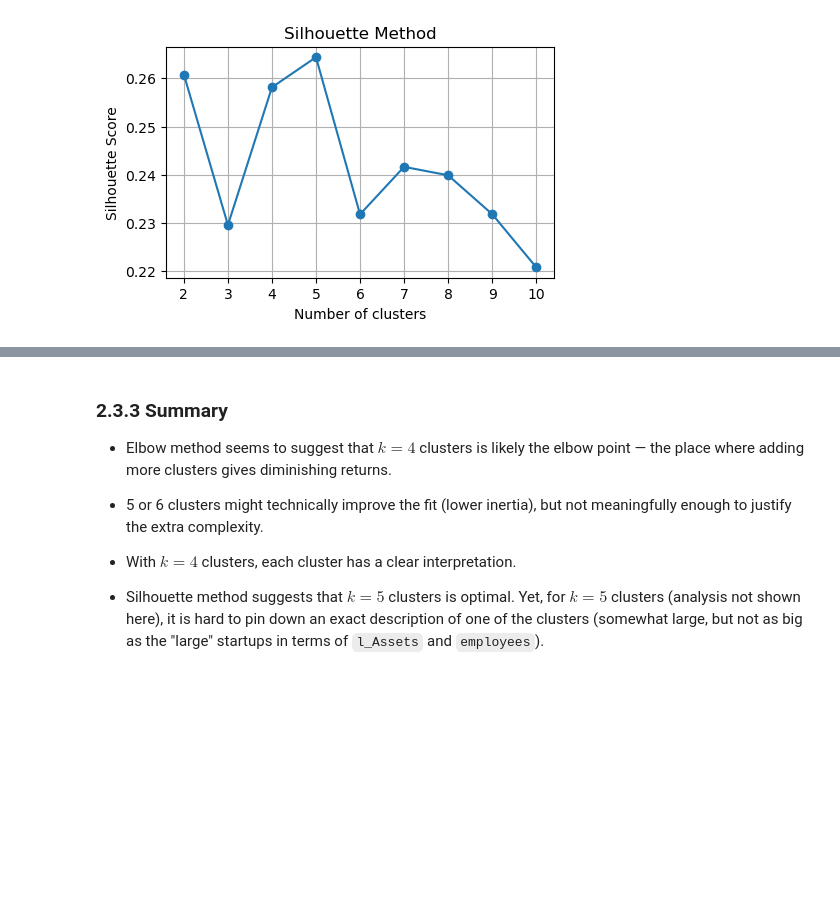
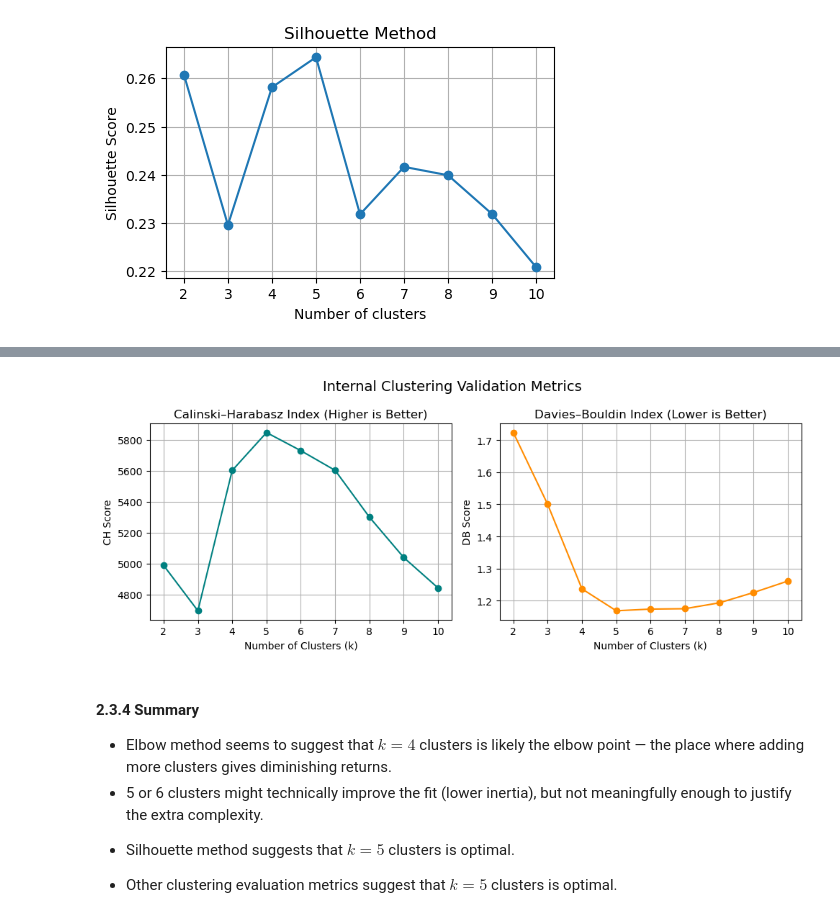
Before and after one commit to alsy22/Data-Science-practice, a Jupyter notebook: Kmeans_firm_types.ipynb, the cells around one changed output, grey strips where cells are left out. Saved outputs shown, nothing was run; the diff lists cells and outputs as text; code cells hidden in the pictures; blank space fills up the shorter version.

```diff
--- a/Kmeans_firm_types.ipynb
+++ b/Kmeans_firm_types.ipynb
@@ -374,8 +544,56 @@ plt.show()
+# %%
+from sklearn.cluster import KMeans
+from sklearn.metrics import calinski_harabasz_score, davies_bouldin_score
+import matplotlib.pyplot as plt
+
+# Range of cluster counts to test
+k_range = range(2, 11)
+
+# Store scores
+ch_scores = []
+db_scores = []
+
+# Run KMeans for each k and compute metrics
+for k in k_range:
+    kmeans = KMeans(n_clusters=k, random_state=42, n_init=10).fit(X_scaled_df)
+    labels = kmeans.labels_
+
+    ch = calinski_harabasz_score(X_scaled_df, labels)
+    db = davies_bouldin_score(X_scaled_df, labels)
+
+    ch_scores.append(ch)
+    db_scores.append(db)
+
+# Plotting
+fig, ax = plt.subplots(1, 2, figsize=(10, 4))
+
+# Calinski–Harabasz
+ax[0].plot(k_range, ch_scores, marker='o', color='teal')
+ax[0].set_title("Calinski–Harabasz Index (Higher is Better)")
+ax[0].set_xlabel("Number of Clusters (k)")
+ax[0].set_ylabel("CH Score")
+ax[0].grid(True)
+
+# Davies–Bouldin
+ax[1].plot(k_range, db_scores, marker='o', color='darkorange')
+ax[1].set_title("Davies–Bouldin Index (Lower is Better)")
+ax[1].set_xlabel("Number of Clusters (k)")
+ax[1].set_ylabel("DB Score")
+ax[1].grid(True)
+
+plt.suptitle("Internal Clustering Validation Metrics", fontsize=14)
+plt.tight_layout()
+plt.show()
+# %% [output]
+[figure, added]
 # %% [markdown]
-### 2.3.3 Summary
+#### 2.3.4 Summary
 
 - Elbow method seems to suggest that $k = 4$ clusters is likely the elbow point — the place where adding more clusters gives diminishing returns.
 - 5 or 6 clusters might technically improve the fit (lower inertia), but not meaningfully enough to justify the extra complexity.
-- With $k = 4$ clusters, each cluster has a clear interpretation.
+<!-- With $k = 4$ clusters, each cluster has a clear interpretation.-->
 
-- Silhouette method suggests that $k = 5$ clusters is optimal. Yet, for $k = 5$ clusters (analysis not shown here), it is hard to pin down an exact description of one of the clusters (somewhat large, but not as big as the "large" startups in terms of `l_Assets` and `employees`).
+- Silhouette method suggests that $k = 5$ clusters is optimal.
+<!-- Yet, for $k = 5$ clusters (analysis not shown here), it is hard to pin down an exact description of one of the clusters (somewhat large, but not as big as the "large" startups in terms of `l_Assets` and `employees`).-->
+
+- Other clustering evaluation metrics suggest that $k = 5$ clusters is optimal.
```
Also changed, not shown: parts of 24 cells of this notebook.
